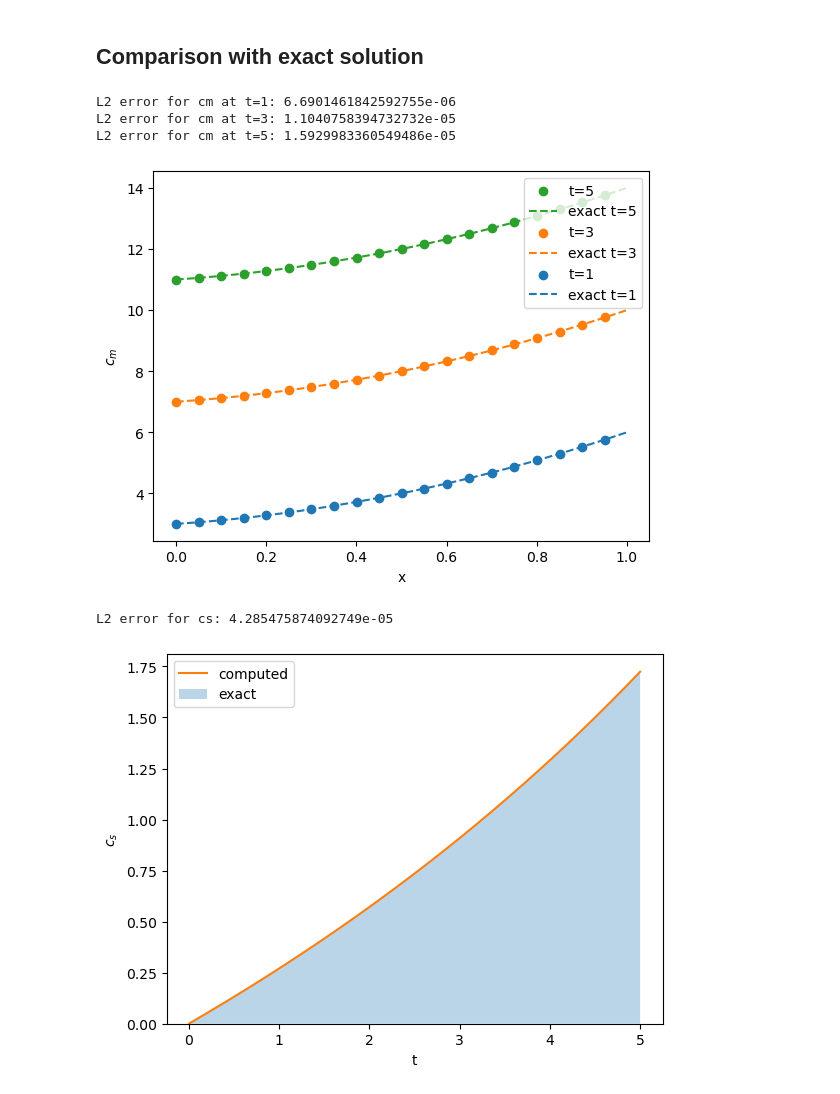
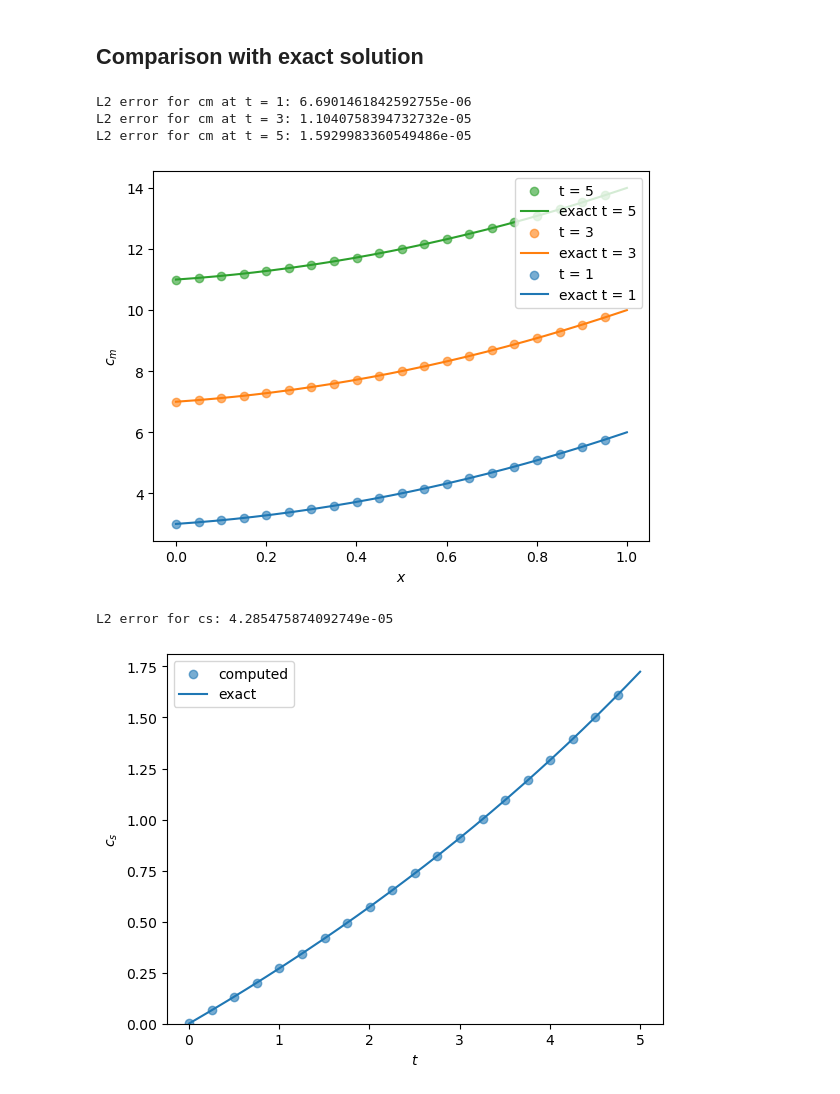
Before and after one commit to KulaginVladimir/FESTIM-SurfaceKinetics-Validation, a Jupyter notebook: MMS/MMS.ipynb, the cells around one changed output. Cells and saved outputs as stored; diff of their text form; code cells hidden in the pictures.

Commit message:
changed plot

```diff
--- a/MMS/MMS.ipynb
+++ b/MMS/MMS.ipynb
@@ -148,46 +142,46 @@ for t in export_times:
     (l1,) = plt.plot(
         x,
         exact_solution_cm(np.array(x), t),
-        "--",
-        label=f"exact t={t}",
+        label=f"exact t = {t}",
     )
     plt.scatter(
         x[::100],
         y[::100],
-        label=f"t={t}",
+        label=f"t = {t}",
         color=l1.get_color(),
+        alpha=0.6,
     )
 
     print(
-        f"L2 error for cm at t={t}: {norm(np.array(x), np.array(y), exact_solution_cm(x=np.array(x), t=t))}"
+        f"L2 error for cm at t = {t}: {norm(np.array(x), np.array(y), exact_solution_cm(x=np.array(x), t=t))}"
     )
 
 plt.legend(reverse=True)
 plt.ylabel("$c_m$")
-plt.xlabel("x")
+plt.xlabel("$x$")
 plt.show()
 # %% [output]
-L2 error for cm at t=1: 6.6901461842592755e-06
-L2 error for cm at t=3: 1.1040758394732732e-05
-L2 error for cm at t=5: 1.5929983360549486e-05
+L2 error for cm at t = 1: 6.6901461842592755e-06
+L2 error for cm at t = 3: 1.1040758394732732e-05
+L2 error for cm at t = 5: 1.5929983360549486e-05
-[figure, old version]
+[figure, new version]
 # %%
 c_s_computed = my_model.exports[1][0].data
 t = my_model.exports[1][0].t
 
 print(f"L2 error for cs: {norm(t, c_s_computed, exact_solution_cs(t=np.array(t)))}")
 
 plt.figure()
 c_s_computed = my_model.exports[1][0].data
 t = my_model.exports[1][0].t
 
-plt.plot(t, c_s_computed, label="computed", color="tab:orange")
-plt.fill_between(t, exact_solution_cs(np.array(t)), label="exact", alpha=0.3)
+plt.scatter(t[::50], c_s_computed[::50], label="computed", alpha=0.6)
+plt.plot(t, exact_solution_cs(np.array(t)), label="exact")
 plt.ylabel("$c_s$")
-plt.xlabel("t")
+plt.xlabel("$t$")
 plt.legend()
 plt.ylim(bottom=0)
 plt.show()
 # %% [output]
 L2 error for cs: 4.285475874092749e-05
-[figure, old version]
+[figure, new version]
```
Also changed, not shown: parts of 1 cell of this notebook.
